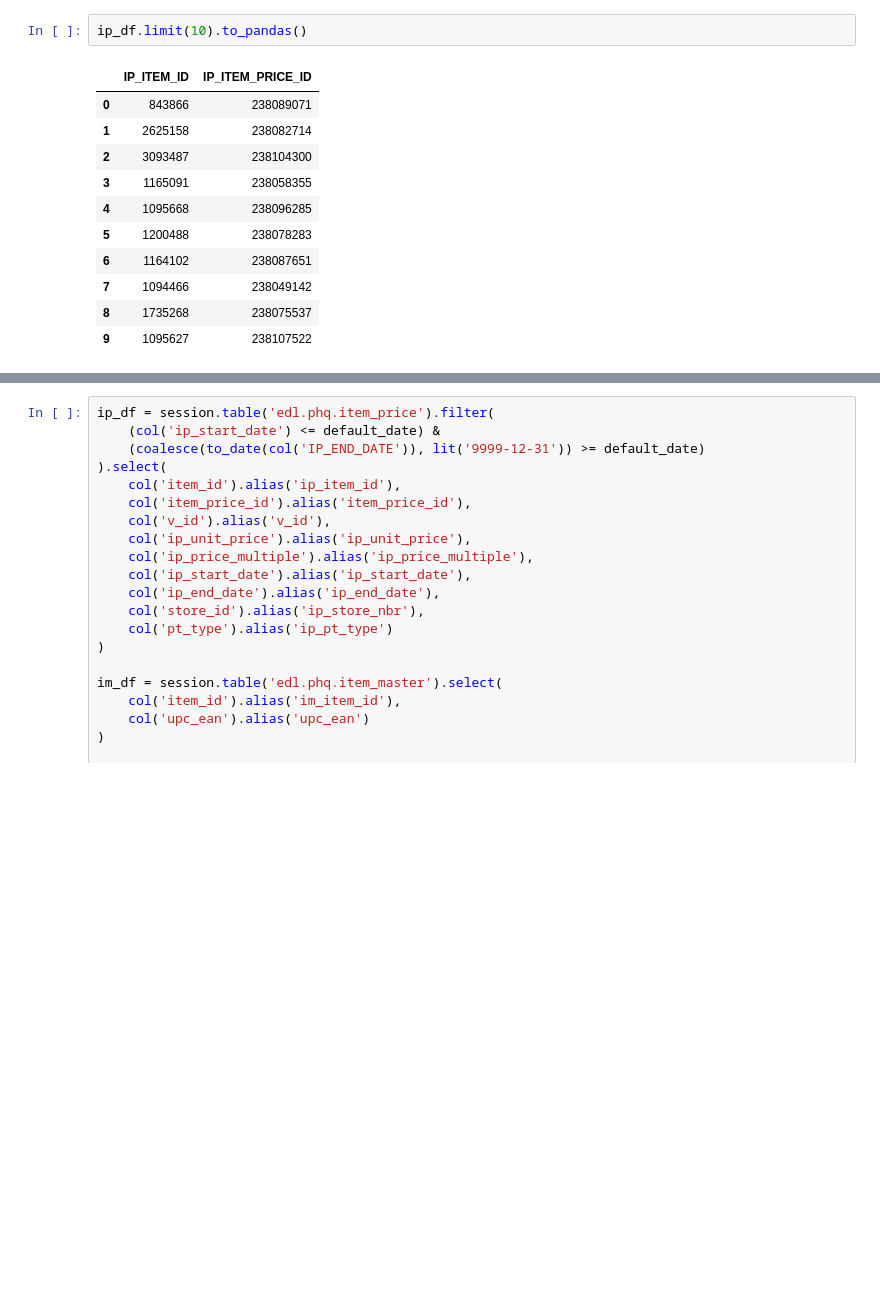
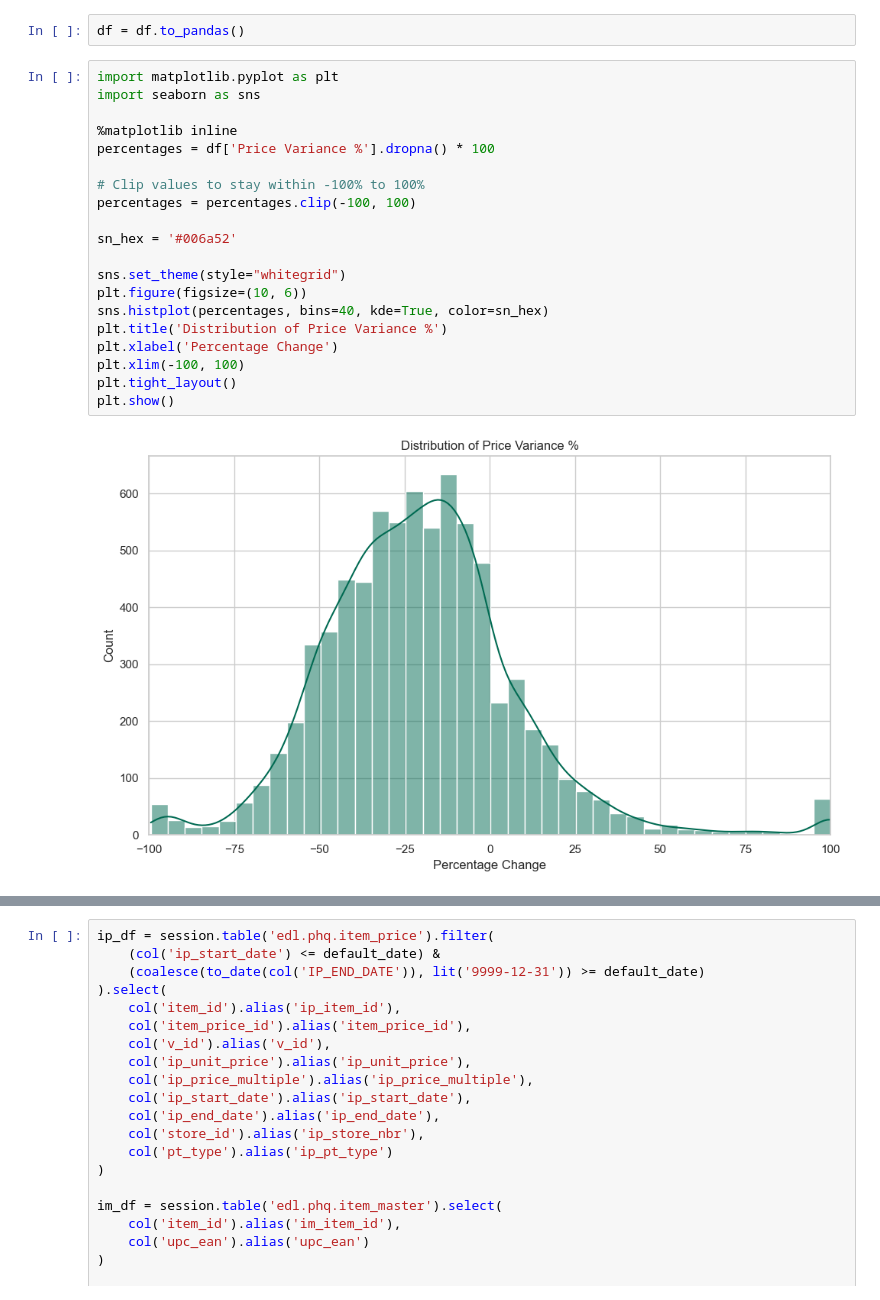
Before and after one commit to mm-sptn/pricing-streamlit-app, a Jupyter notebook: Snowpark Testing.ipynb, the cells around one changed output, grey strips where cells are left out. Cells and saved outputs as stored; diff of their text form; blank space fills up the shorter version.

Commit message:
Added visuals, updated data explorer page, added links to home

```diff
--- a/Snowpark Testing.ipynb
+++ b/Snowpark Testing.ipynb
@@ -10,14 +196,24 @@ session = get_session()
 # %%
-ip_df.limit(10).to_pandas()
+df = df.to_pandas()
-# %% [output]
-|  | IP_ITEM_ID | IP_ITEM_PRICE_ID |
-| 0 | 843866 | 238089071 |
-| 1 | 2625158 | 238082714 |
-| 2 | 3093487 | 238104300 |
-| 3 | 1165091 | 238058355 |
-| 4 | 1095668 | 238096285 |
-| 5 | 1200488 | 238078283 |
-| 6 | 1164102 | 238087651 |
-| 7 | 1094466 | 238049142 |
-| 8 | 1735268 | 238075537 |
-| 9 | 1095627 | 238107522 |
+# %%
+import matplotlib.pyplot as plt
+import seaborn as sns
+
+%matplotlib inline
+percentages = df['Price Variance %'].dropna() * 100
+
+# Clip values to stay within -100% to 100%
+percentages = percentages.clip(-100, 100)
+
+sn_hex = '#006a52'
+
+sns.set_theme(style="whitegrid")
+plt.figure(figsize=(10, 6))
+sns.histplot(percentages, bins=40, kde=True, color=sn_hex)
+plt.title('Distribution of Price Variance %')
+plt.xlabel('Percentage Change')
+plt.xlim(-100, 100)
+plt.tight_layout()
+plt.show()
+# %% [output]
+[figure, added]
```
Also changed, not shown: parts of 5 cells of this notebook, 5 other files.
